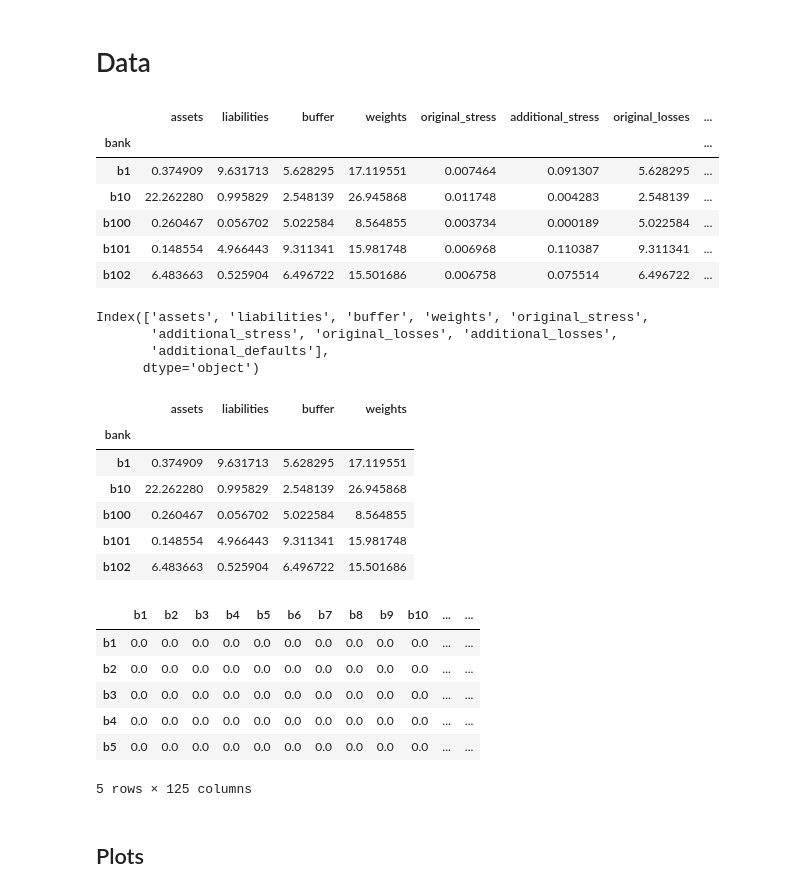
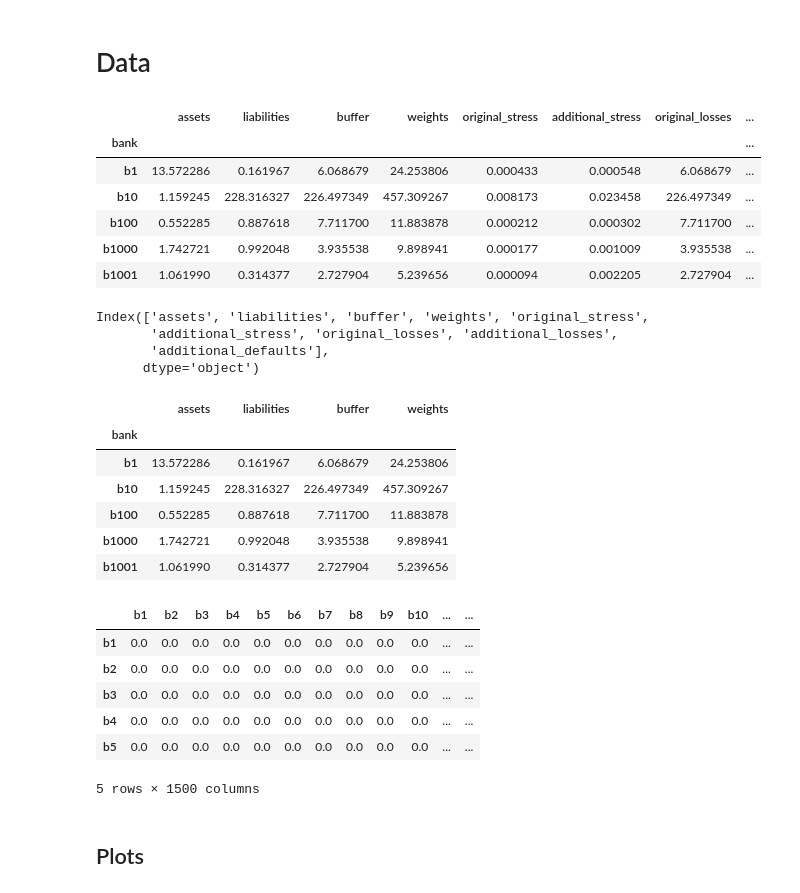
Before and after one commit to vibalcam/gnn-systemic-risk, a Jupyter notebook: notebooks/dataset.ipynb, the cells around one changed output. Saved outputs shown, nothing was run; the diff lists cells and outputs as text; code cells hidden in the pictures.

```diff
--- a/notebooks/dataset.ipynb
+++ b/notebooks/dataset.ipynb
@@ -11,15 +15,15 @@ import matplotlib.pyplot as plt
 # %%
-nodes = pd.read_csv('./small_network/data/nodes.csv', index_col=0)
+nodes = pd.read_csv(f'{data_dir}/data/nodes.csv', index_col=0)
 nodes.set_index('bank', inplace=True)
 nodes.head()
 # %% [output]
 |  | assets | liabilities | buffer | weights | original_stress | additional_stress | original_losses | ... |
 | bank |  |  |  |  |  |  |  | ... |
-| b1 | 0.374909 | 9.631713 | 5.628295 | 17.119551 | 0.007464 | 0.091307 | 5.628295 | ... |
-| b10 | 22.262280 | 0.995829 | 2.548139 | 26.945868 | 0.011748 | 0.004283 | 2.548139 | ... |
-| b100 | 0.260467 | 0.056702 | 5.022584 | 8.564855 | 0.003734 | 0.000189 | 5.022584 | ... |
-| b101 | 0.148554 | 4.966443 | 9.311341 | 15.981748 | 0.006968 | 0.110387 | 9.311341 | ... |
-| b102 | 6.483663 | 0.525904 | 6.496722 | 15.501686 | 0.006758 | 0.075514 | 6.496722 | ... |
+| b1 | 13.572286 | 0.161967 | 6.068679 | 24.253806 | 0.000433 | 0.000548 | 6.068679 | ... |
+| b10 | 1.159245 | 228.316327 | 226.497349 | 457.309267 | 0.008173 | 0.023458 | 226.497349 | ... |
+| b100 | 0.552285 | 0.887618 | 7.711700 | 11.883878 | 0.000212 | 0.000302 | 7.711700 | ... |
+| b1000 | 1.742721 | 0.992048 | 3.935538 | 9.898941 | 0.000177 | 0.001009 | 3.935538 | ... |
+| b1001 | 1.061990 | 0.314377 | 2.727904 | 5.239656 | 0.000094 | 0.002205 | 2.727904 | ... |
 # %%
 nodes.columns
 # %% [output]
@@ -39,13 +43,13 @@ nodes_features.head()
 # %% [output]
 |  | assets | liabilities | buffer | weights |
 | bank |  |  |  |  |
-| b1 | 0.374909 | 9.631713 | 5.628295 | 17.119551 |
-| b10 | 22.262280 | 0.995829 | 2.548139 | 26.945868 |
-| b100 | 0.260467 | 0.056702 | 5.022584 | 8.564855 |
-| b101 | 0.148554 | 4.966443 | 9.311341 | 15.981748 |
-| b102 | 6.483663 | 0.525904 | 6.496722 | 15.501686 |
+| b1 | 13.572286 | 0.161967 | 6.068679 | 24.253806 |
+| b10 | 1.159245 | 228.316327 | 226.497349 | 457.309267 |
+| b100 | 0.552285 | 0.887618 | 7.711700 | 11.883878 |
+| b1000 | 1.742721 | 0.992048 | 3.935538 | 9.898941 |
+| b1001 | 1.061990 | 0.314377 | 2.727904 | 5.239656 |
 # %%
-network = pd.read_csv('./small_network/data/network.csv', index_col=0)
+network = pd.read_csv(f'{data_dir}/data/network.csv', index_col=0)
 network.head()
 # %% [output]
 |  | b1 | b2 | b3 | b4 | b5 | b6 | b7 | b8 | b9 | b10 | ... | ... |
@@ -54,7 +58,7 @@ network.head()
 | b3 | 0.0 | 0.0 | 0.0 | 0.0 | 0.0 | 0.0 | 0.0 | 0.0 | 0.0 | 0.0 | ... | ... |
 | b4 | 0.0 | 0.0 | 0.0 | 0.0 | 0.0 | 0.0 | 0.0 | 0.0 | 0.0 | 0.0 | ... | ... |
 | b5 | 0.0 | 0.0 | 0.0 | 0.0 | 0.0 | 0.0 | 0.0 | 0.0 | 0.0 | 0.0 | ... | ... |
-5 rows × 125 columns
+5 rows × 1500 columns
 # %% [markdown]
 ## Plots
 # %%
```
Also changed, not shown: parts of 36 cells of this notebook, 16 other files.
